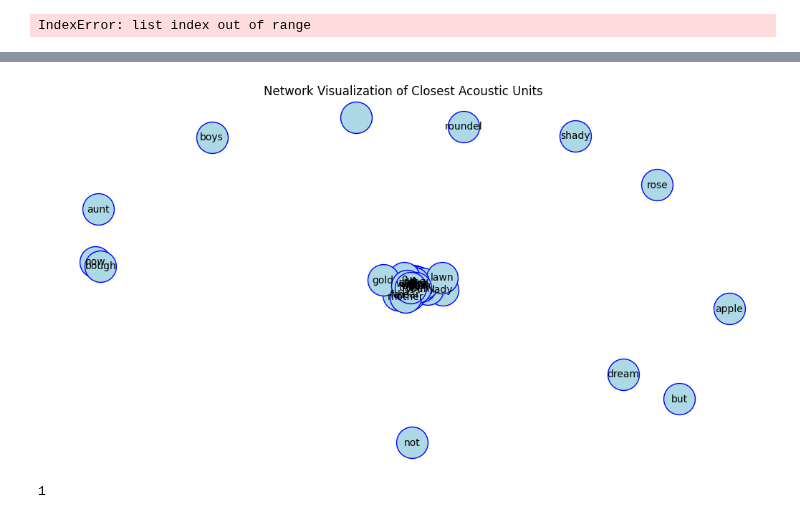
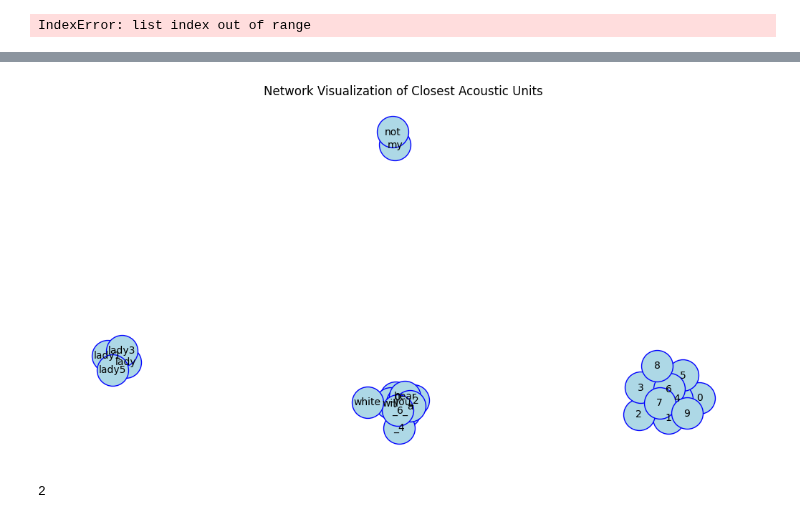
Before and after one commit to adendorffy/acoustic-unit-discovery, a Jupyter notebook: acoustic_units/au_pipeline.ipynb, the cells around one changed output, grey strips where cells are left out. Drawn from its saved outputs; the diff is of its cells as text; code cells hidden in the pictures.

Commit message:
IT WORKS! just use the avg_units

```diff
--- a/acoustic_units/au_pipeline.ipynb
+++ b/acoustic_units/au_pipeline.ipynb
@@ -12,7 +12,7 @@ wav_paths = list(in_dir.rglob("*.wav"))
 #     Path("data/librispeech-wav/174-50561-0013.wav"),
 #     Path("data/librispeech-wav/3081-166546-0003.wav"),
 #              ]
-wav_paths = [Path("data/librispeech-wav/2428-83699-0006.wav")]
+wav_paths = [Path("data/dev-clean/174/50561/174-50561-0005.flac")]
 
 if sample_size < len(wav_paths):
     sampled_paths = random.sample(wav_paths, sample_size)
@@ -339,0 +356,13 @@ for path in cut_units:
+# %%
+avg_units = {}
+for word in no_filenames_a:
+
+    length = min(len(no_filenames_a[word]), len(no_filenames_d[word]))
+
+    common_units = list(set(no_filenames_a[word]).intersection(no_filenames_d[word]))
+    avg_units[word] = [x for x in no_filenames_a[word] if x in common_units]
+
+    if "lady" in word:
+        print(word, no_filenames_a[word])
+        print('  ' ,no_filenames_d[word])
+        print(avg_units[word])
@@ -397,21 +455,22 @@ from nltk.metrics import edit_distance
 import seaborn as sns
 import matplotlib.pyplot as plt
 
-names = list(no_filenames_a.keys())
+names = list(avg_units.keys())
 n = len(names)
 dist_matrix = np.zeros((n, n))
 
 for i, j in combinations(range(n), 2):
     name_i, name_j = names[i], names[j]
-    a_i = no_filenames_a[name_i]
-    a_j = no_filenames_a[name_j]
+    a_i = avg_units[name_i]
+    a_j = avg_units[name_j]
     d_i = no_filenames_d[name_i]
     d_j = no_filenames_d[name_j]
 
-    dist_mat_a = edit_distance(a_i, a_j)
-    dist_mat_d = edit_distance(d_i, d_j)
+    dist_a = edit_distance(a_i, a_j)
+    dist_d = edit_distance(d_i, d_j)
 
-    avg_dist = (dist_mat_a + dist_mat_d)/2
+    # avg_dist = (dist_mat_a + dist_mat_d)/2
+    avg_dist = dist_a
     dist_matrix[i,j] = avg_dist
     dist_matrix[j,i] = avg_dist
 # %%
@@ -445,31 +510,31 @@ plt.show()
 # %%
 import networkx as nx
 
 # Define threshold for close similarity
-threshold = 10  # Adjust this threshold as needed
+threshold = 5  # Adjust this threshold as needed
 
 # Create a graph
-G = nx.Graph()
+G = nx.petersen_graph()
 
 # Add edges for pairs closer than the threshold
 for i, j in combinations(range(n), 2):
-    G.add_node(names[i])
-    G.add_node(names[j])
+
     if dist_matrix[i, j] <= threshold:
-
+        G.add_node(names[i])
+        G.add_node(names[j])
         G.add_edge(names[i], names[j], weight=dist_matrix[i, j])
 
 # Draw the graph
-pos = nx.spring_layout(G, seed=42)  # Positions nodes using spring layout
+pos = nx.spring_layout(G)  # Positions nodes using spring layout
 edge_labels = nx.get_edge_attributes(G, 'weight')
 
 plt.figure(figsize=(10,5))
 nx.draw(G,pos,node_color='lightblue',node_size=1000, edgecolors='blue', with_labels=True, font_size=10)
 nx.draw_networkx_edges(G, pos, edge_color='blue')
 plt.title('Network Visualization of Closest Acoustic Units')
 plt.show()
 # %% [output]
-[figure, old version]
+[figure, new version]
 # %%
 # Clustering algorithm
 def cluster(dist_mat, distance_threshold):
@@ -508,10 +573,10 @@ def cluster(dist_mat, distance_threshold):
 
     return clusters
 # %%
-au_clusters = cluster(dist_mat, 20)
+au_clusters = cluster(dist_matrix, 20)
 print(len(au_clusters))
 # %% [output]
-1
+2
 # %%
 # Cluster and WordUnit classes
 from collections import defaultdict
```
Also changed, not shown: parts of 16 cells of this notebook.
